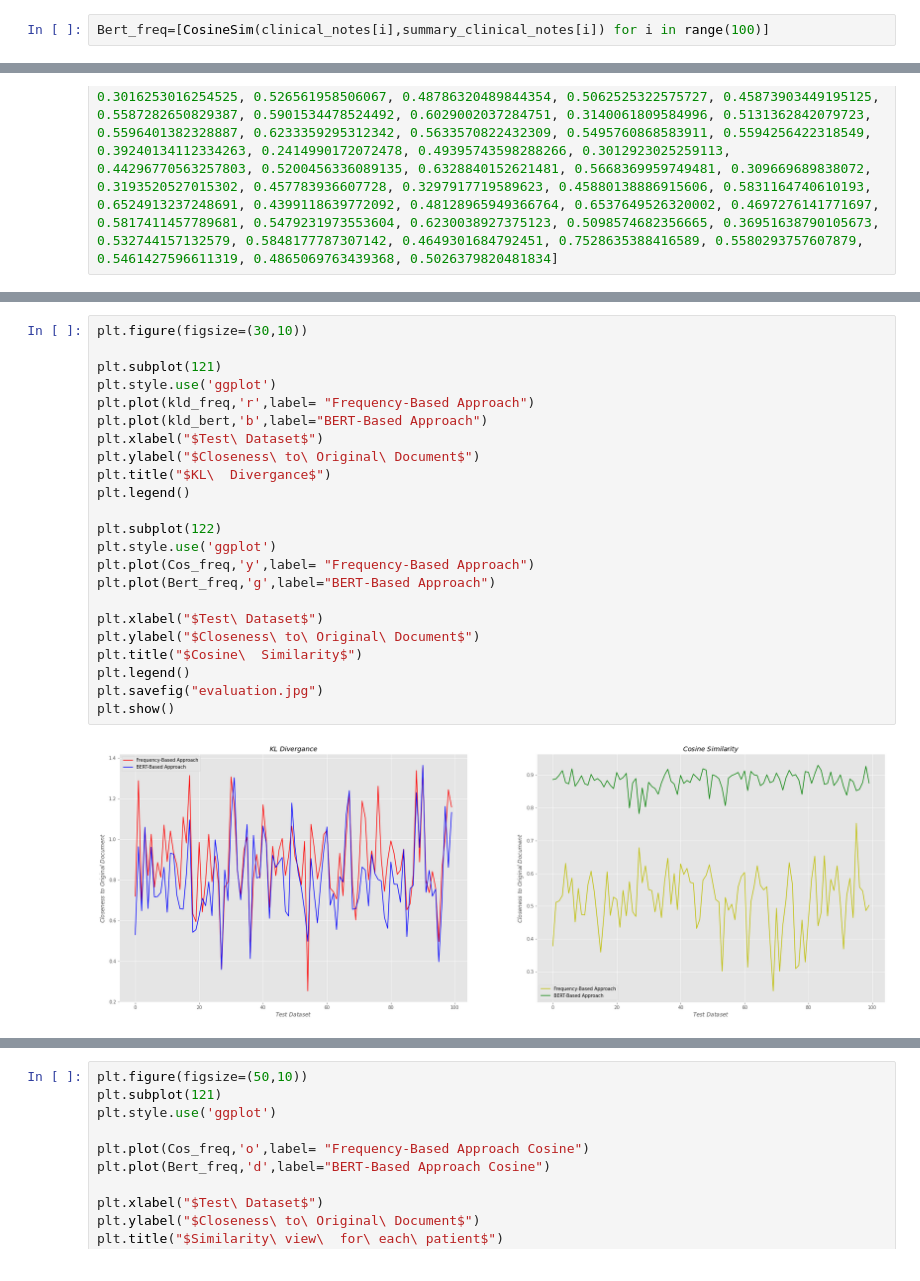
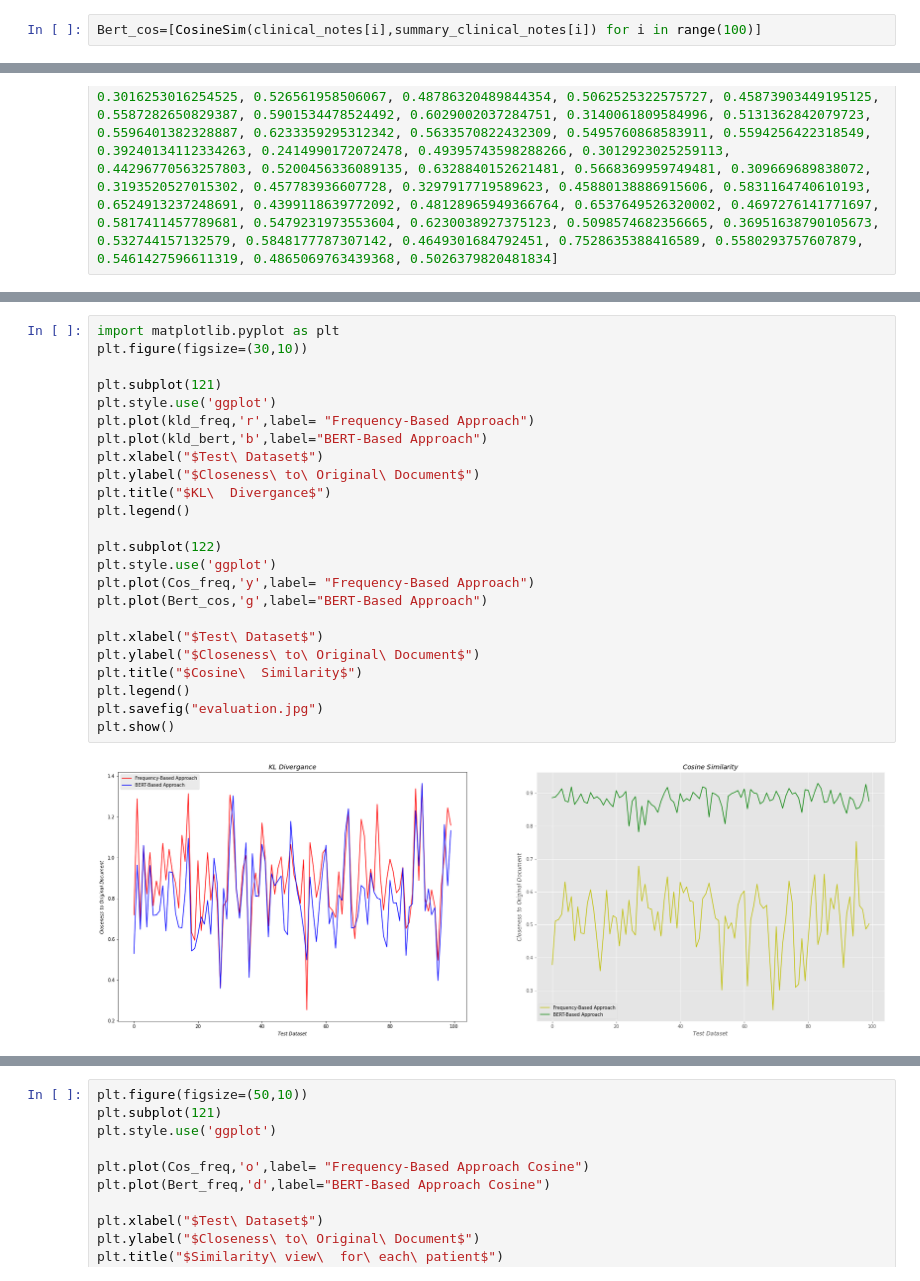
Before and after one commit to D2KLab/sumly, a Jupyter notebook: Notebooks/CosineSim.ipynb, the cells around one changed output, grey strips where cells are left out. Saved outputs shown, nothing was run; the diff lists cells and outputs as text.

```diff
--- a/Notebooks/CosineSim.ipynb
+++ b/Notebooks/CosineSim.ipynb
@@ -249,5 +271,5 @@ print(sc.mean(jsd_bert))
 0.8087344779115722
 0.40649206809258753
 # %%
-Bert_freq=[CosineSim(clinical_notes[i],summary_clinical_notes[i]) for i in range(100)]
+Bert_cos=[CosineSim(clinical_notes[i],summary_clinical_notes[i]) for i in range(100)]
 # %%
@@ -263,26 +291,27 @@ Cos_freq=[0.37873449911264595, 0.511591962121002, 0.5160920377389862, 0.53237853
 # %%
+import matplotlib.pyplot as plt
 plt.figure(figsize=(30,10))
 
 plt.subplot(121)
 plt.style.use('ggplot')
 plt.plot(kld_freq,'r',label= "Frequency-Based Approach")
 plt.plot(kld_bert,'b',label="BERT-Based Approach")
 plt.xlabel("$Test\ Dataset$")
 plt.ylabel("$Closeness\ to\ Original\ Document$")
 plt.title("$KL\  Divergance$")
 plt.legend()
 
 plt.subplot(122)
 plt.style.use('ggplot')
 plt.plot(Cos_freq,'y',label= "Frequency-Based Approach")
-plt.plot(Bert_freq,'g',label="BERT-Based Approach")
+plt.plot(Bert_cos,'g',label="BERT-Based Approach")
 
 plt.xlabel("$Test\ Dataset$")
 plt.ylabel("$Closeness\ to\ Original\ Document$")
 plt.title("$Cosine\  Similarity$")
 plt.legend()
 plt.savefig("evaluation.jpg")
 plt.show()
 # %% [output]
-[figure, old version]
+[figure, new version]
 # %%
```
Also changed, not shown: parts of 22 cells of this notebook.
